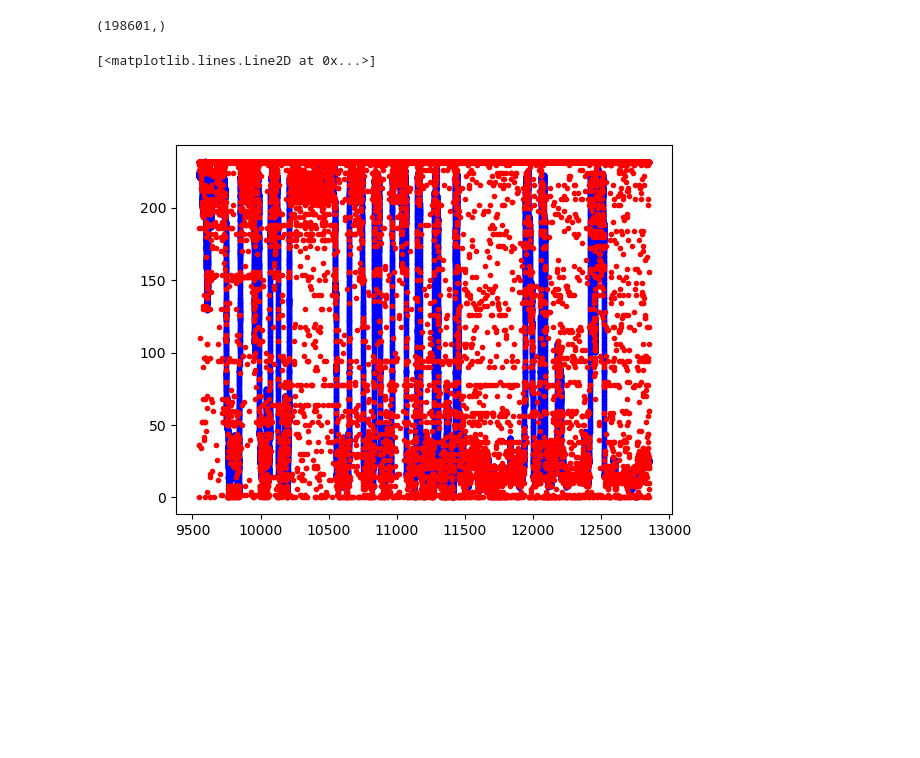
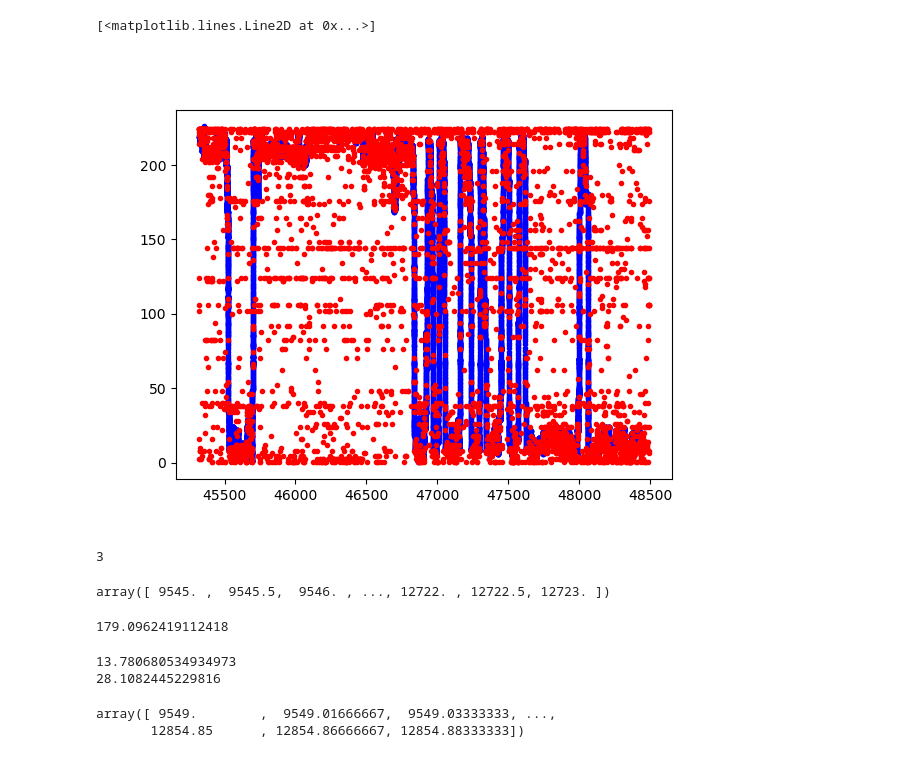
Before and after one commit to nkinsky/Projects_sandbox, a Jupyter notebook: sd_drift/sd_decode_maze_remaze.ipynb, the cells around one changed output. Drawn from its saved outputs; the diff is of its cells as text; code cells hidden in the pictures; blank space fills up the shorter version.

```diff
--- a/sd_drift/sd_decode_maze_remaze.ipynb
+++ b/sd_drift/sd_decode_maze_remaze.ipynb
@@ -69,3 +68,4 @@ for s, sess in enumerate([sessions[0]]):
     else:
 
         pfmaze = Pf1D(neurons, position=sess.maze, **kw)
+        pfremaze=Pf1D(neurons, position=sess.remaze, **kw)
@@ -79,6 +86,6 @@ Snippet:
 # %%
 from neuropy.analyses.decoders import Decode1d
 
-decode_maze = Decode1d(neurons=neurons, ratemap=pfmaze, epochs=sess.paradigm['maze'], bin_size=0.2)
+decode_maze = Decode1d(neurons=neurons, ratemap=pfremaze, epochs=sess.paradigm['re-maze'], bin_size=0.5)
 # %%
 np.unique(decode_maze.decoded_position[0])
@@ -103,16 +92,44 @@ array([  0. ,   0.5,   1. ,   1.5,   2. ,   2.5,   3. ,   3.5,   4. ,
 # %%
 sess.maze.time.shape
-# %% [output]
-(198601,)
 # %%
 ### Write code to get error in decoded position!!!
 # %%
 %matplotlib widget
 _, ax = plt.subplots()
-speed_thresh = pfmaze.speed > pfmaze.speed_thresh
-ax.plot(sess.maze.time[speed_thresh], sess.maze.x[speed_thresh], 'b.')
-t_decode = sess.paradigm['maze'].starts[0] + np.arange(decode_maze.nbins_epochs[0]) * decode_maze.bin_size
+speed_thresh = pfremaze.speed > pfremaze.speed_thresh
+ax.plot(sess.remaze.time[speed_thresh], sess.remaze.x[speed_thresh], 'b.')
+t_decode = sess.paradigm['re-maze'].starts[0] + np.arange(decode_maze.nbins_epochs[0]) * decode_maze.bin_size
 ax.plot(t_decode, decode_maze.decoded_position[0], 'r.')
+
+# ax.set_xlim((9900, 10100))
 # %% [output]
 [<matplotlib.lines.Line2D at 0x...>]
-[figure, old version]
+[figure, new version]
+# %%
+pfmaze.speed_thresh
+# %% [output]
+3
+# %%
+t_decode
+# %% [output]
+array([ 9545. ,  9545.5,  9546. , ..., 12722. , 12722.5, 12723. ])
+# %%
+sess.remaze.speed.max()
+# %% [output]
+179.0962419112418
+# %%
+pos_interp = np.interp(t_decode, sess.remaze.time, sess.remaze.x)
+speed_interp = np.interp(t_decode, sess.remaze.time, sess.remaze.speed)
+speed_interp_thresh_bool = speed_interp > 10
+error = decode_maze.decoded_position[0] - pos_interp
+error_moving = error[speed_interp_thresh_bool]
+print(np.nanmean(np.abs(error_moving)))
+print(np.nanstd(np.abs(error_moving)))
+# %% [output]
+13.780680534934973
+28.1082445229816
+# %%
+sess.maze.time[speed_thresh]
+# %% [output]
+array([ 9549.        ,  9549.01666667,  9549.03333333, ...,
+       12854.85      , 12854.86666667, 12854.88333333])
```
Also changed, not shown: parts of 16 cells of this notebook.
